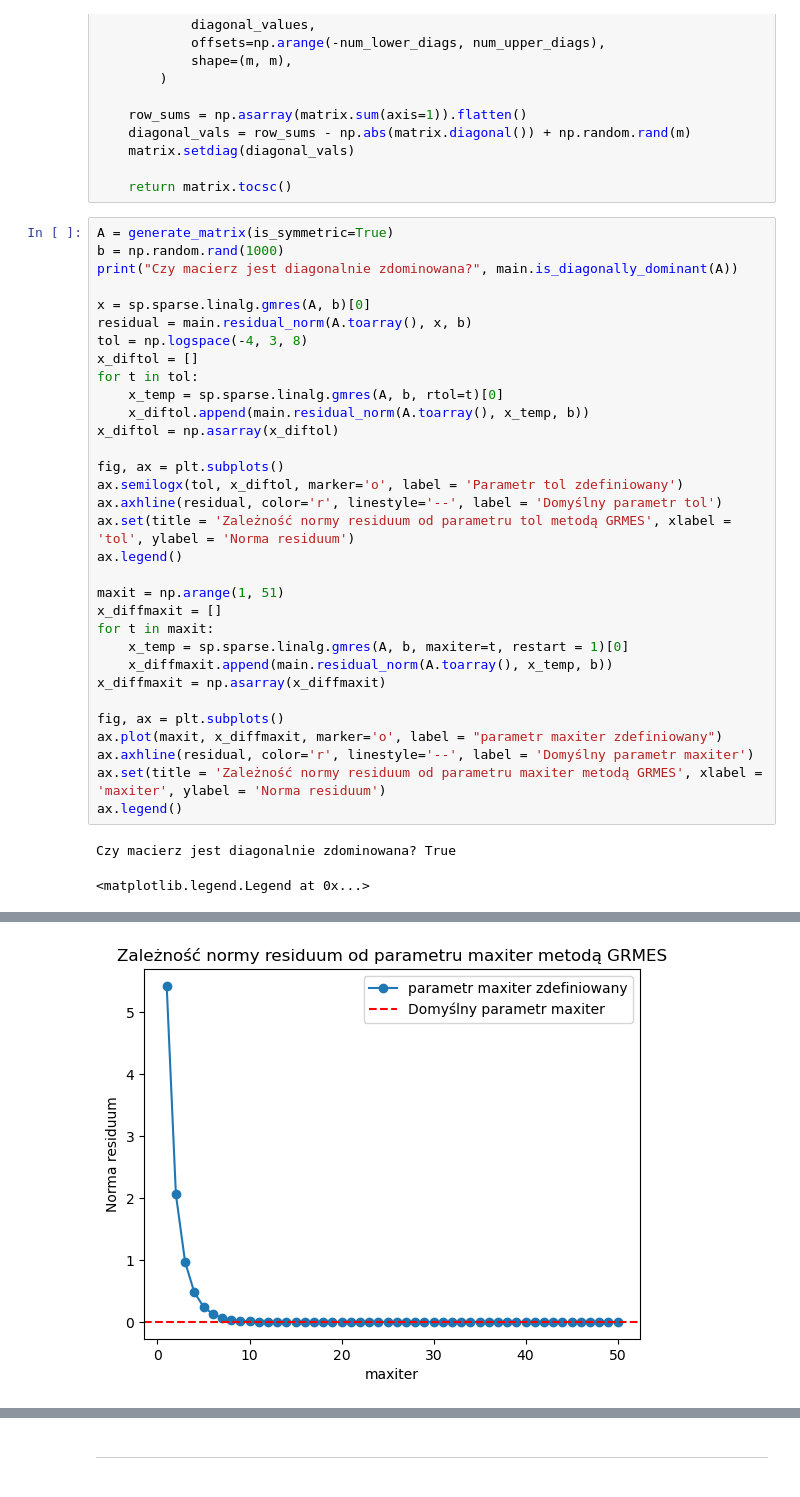
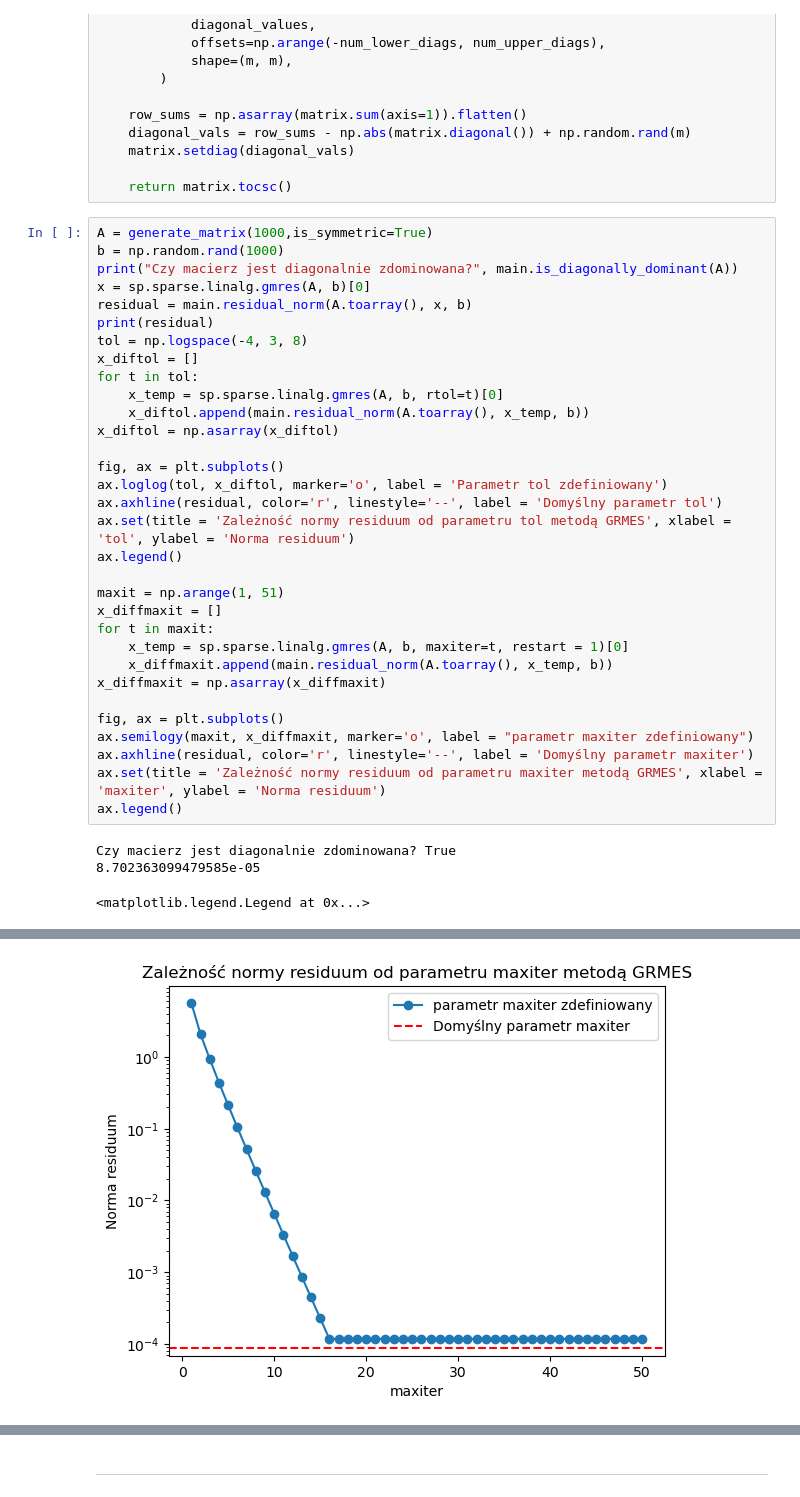
Before and after one commit to MN-KJ-2025/lab-6-sparse-matrix-kacperpastula, a Jupyter notebook: sprawozdanie.ipynb, the cells around one changed output, grey strips where cells are left out. Saved outputs shown, nothing was run; the diff lists cells and outputs as text.

```diff
--- a/sprawozdanie.ipynb
+++ b/sprawozdanie.ipynb
@@ -220,12 +220,12 @@ def generate_matrix(m: int = 1000, is_symmetric: bool = False) -> csc_array:
 
     return matrix.tocsc()
 # %%
-A = generate_matrix(is_symmetric=True)
+A = generate_matrix(1000,is_symmetric=True)
 b = np.random.rand(1000)
 print("Czy macierz jest diagonalnie zdominowana?", main.is_diagonally_dominant(A))
-
 x = sp.sparse.linalg.gmres(A, b)[0]
 residual = main.residual_norm(A.toarray(), x, b)
+print(residual)
 tol = np.logspace(-4, 3, 8)
 x_diftol = []
 for t in tol:
@@ -234,7 +234,7 @@ for t in tol:
 x_diftol = np.asarray(x_diftol)
 
 fig, ax = plt.subplots()
-ax.semilogx(tol, x_diftol, marker='o', label = 'Parametr tol zdefiniowany')
+ax.loglog(tol, x_diftol, marker='o', label = 'Parametr tol zdefiniowany')
 ax.axhline(residual, color='r', linestyle='--', label = 'Domyślny parametr tol')
 ax.set(title = 'Zależność normy residuum od parametru tol metodą GRMES', xlabel = 'tol', ylabel = 'Norma residuum')
 ax.legend()
@@ -247,10 +247,11 @@ for t in maxit:
 x_diffmaxit = np.asarray(x_diffmaxit)
 
 fig, ax = plt.subplots()
-ax.plot(maxit, x_diffmaxit, marker='o', label = "parametr maxiter zdefiniowany")
+ax.semilogy(maxit, x_diffmaxit, marker='o', label = "parametr maxiter zdefiniowany")
 ax.axhline(residual, color='r', linestyle='--', label = 'Domyślny parametr maxiter')
 ax.set(title = 'Zależność normy residuum od parametru maxiter metodą GRMES', xlabel = 'maxiter', ylabel = 'Norma residuum')
 ax.legend()
 # %% [output]
 Czy macierz jest diagonalnie zdominowana? True
+8.702363099479585e-05
 <matplotlib.legend.Legend at 0x...>
@@ -258 +259 @@ Czy macierz jest diagonalnie zdominowana? True
-[figure, old version]
+[figure, new version]
```
Also changed, not shown: parts of 3 cells of this notebook, 1 other file.
